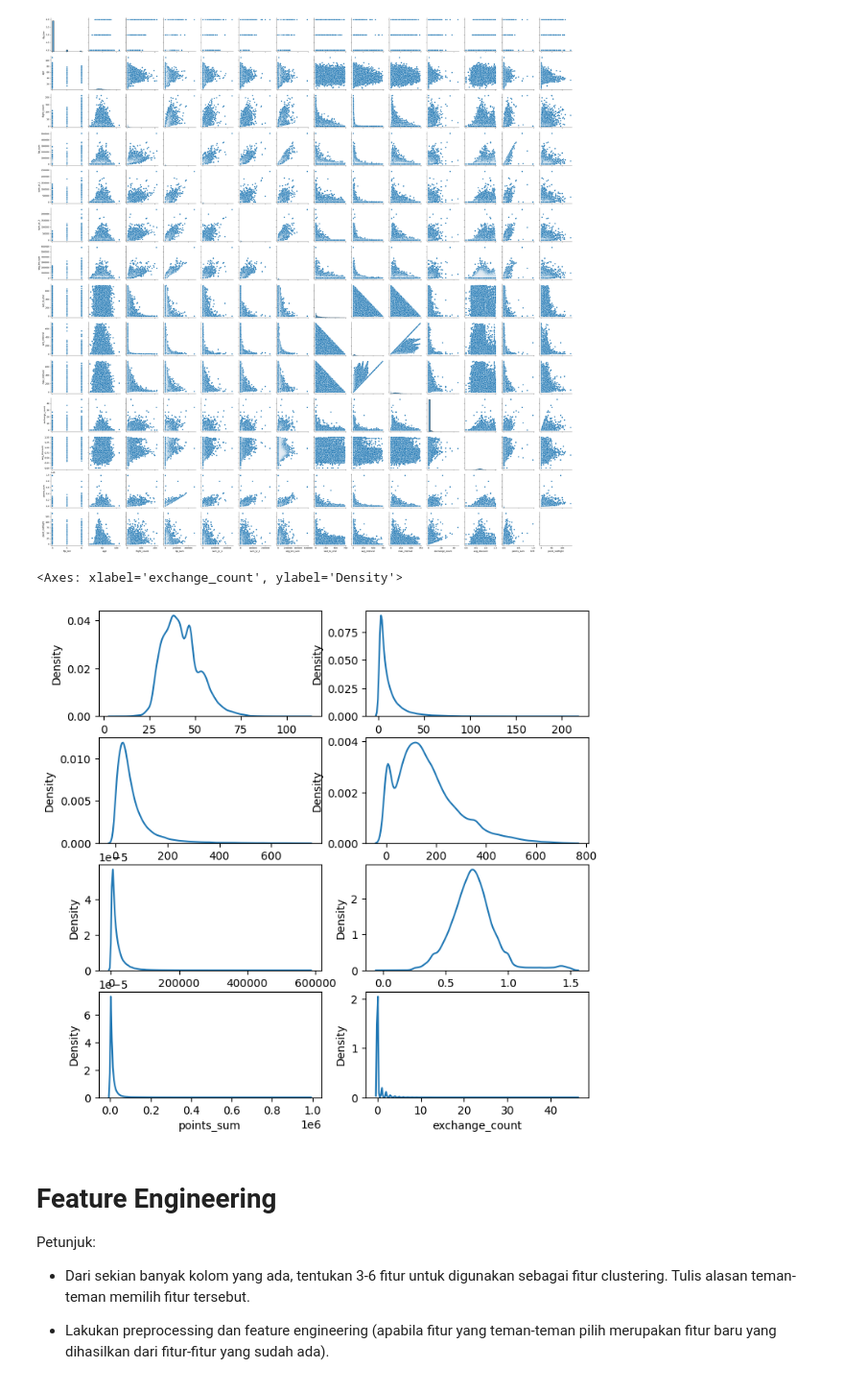
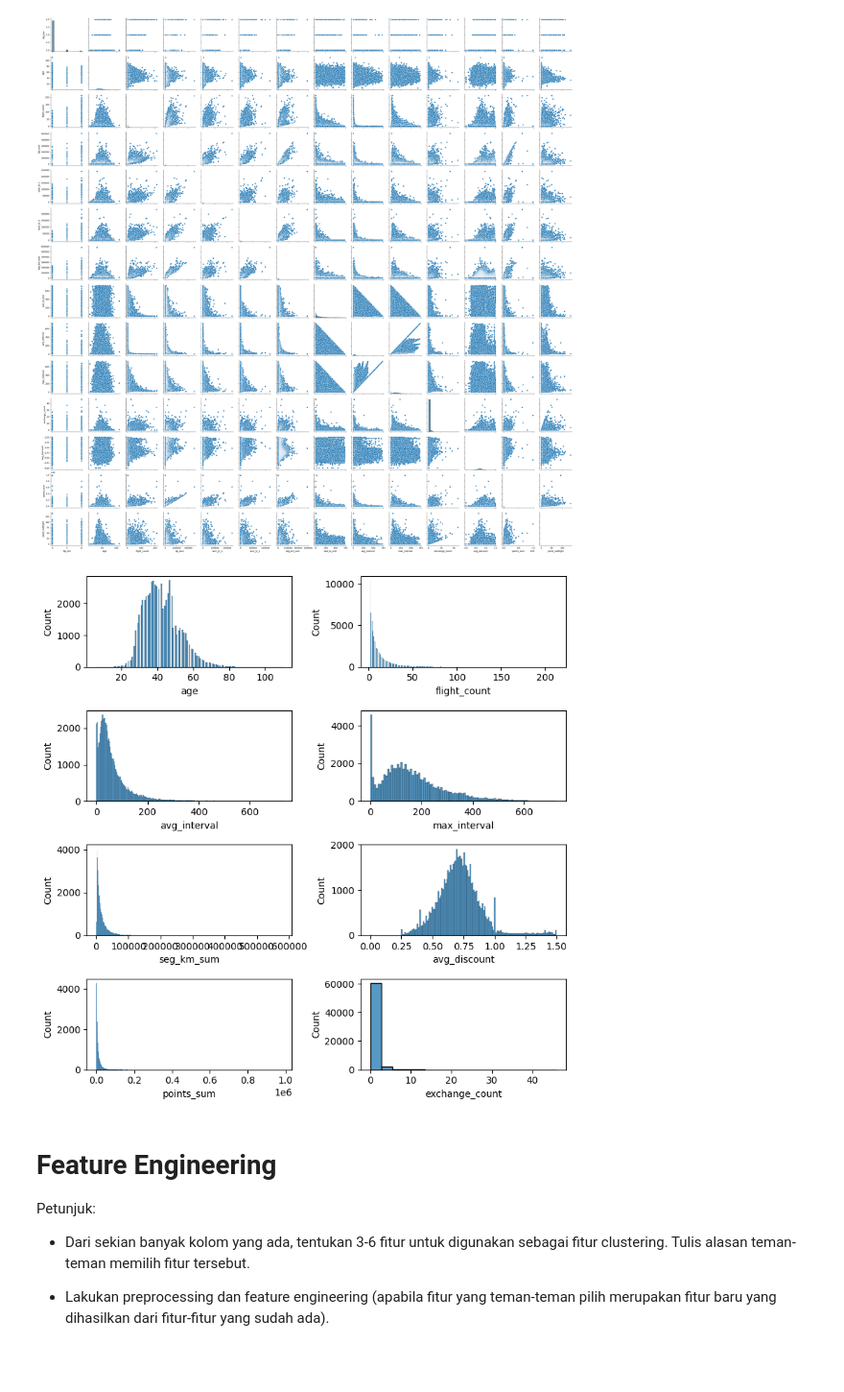
Before and after one commit to mezkymy/airline-cv-analysis, a Jupyter notebook: airline_cust_value_analysis.ipynb, the cells around one changed output. Shown at 96% size. Cells and saved outputs as stored; diff of their text form; code cells hidden in the pictures.

Commit message:
Changed kdeplot to histplot

```diff
--- a/airline_cust_value_analysis.ipynb
+++ b/airline_cust_value_analysis.ipynb
@@ -149,17 +149,19 @@ plt.show()
 [figure]
 # %%
 fig, axs = plt.subplots(ncols=2, nrows=4, figsize=(8,8))
-sns.kdeplot(data=df, x='age', ax=axs[0][0])
-sns.kdeplot(data=df, x='flight_count', ax=axs[0][1])
-sns.kdeplot(data=df, x='avg_interval', ax=axs[1][0])
-sns.kdeplot(data=df, x='max_interval', ax=axs[1][1])
-sns.kdeplot(data=df, x='seg_km_sum', ax=axs[2][0])
-sns.kdeplot(data=df, x='avg_discount', ax=axs[2][1])
-sns.kdeplot(data=df, x='points_sum', ax=axs[3][0])
-sns.kdeplot(data=df, x='exchange_count', ax=axs[3][1])
+sns.histplot(data=df, x='age', ax=axs[0][0])
+sns.histplot(data=df, x='flight_count', ax=axs[0][1])
+sns.histplot(data=df, x='avg_interval', ax=axs[1][0])
+sns.histplot(data=df, x='max_interval', ax=axs[1][1])
+sns.histplot(data=df, x='seg_km_sum', ax=axs[2][0])
+sns.histplot(data=df, x='avg_discount', ax=axs[2][1])
+sns.histplot(data=df, x='points_sum', ax=axs[3][0])
+sns.histplot(data=df, x='exchange_count', ax=axs[3][1])
+
+fig.tight_layout()
+plt.show()
 # %% [output]
-<Axes: xlabel='exchange_count', ylabel='Density'>
-[figure, old version]
+[figure, new version]
 # %% [markdown]
 # Feature Engineering
 Petunjuk:
```
